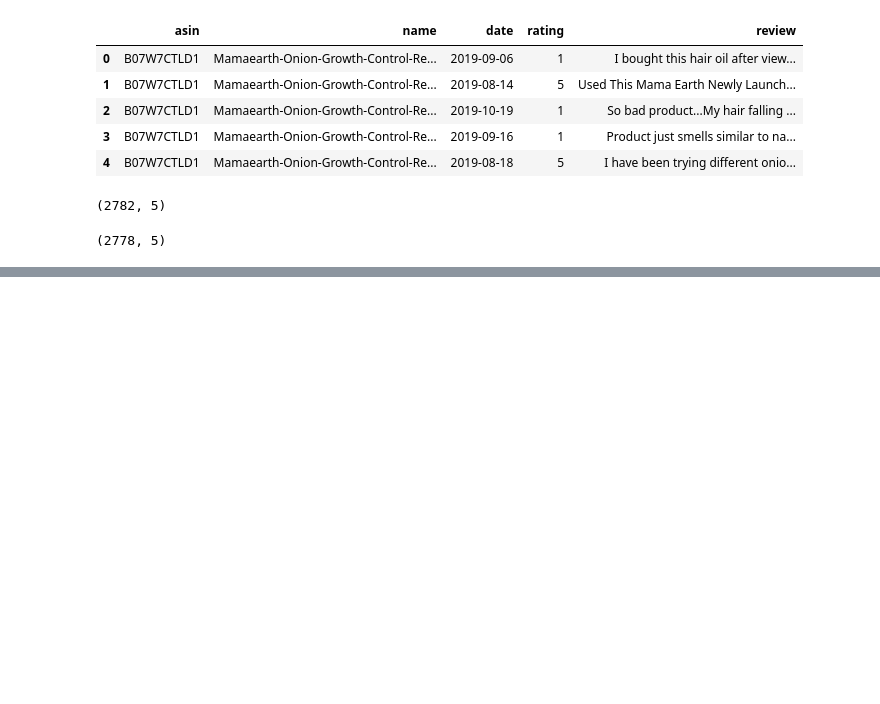
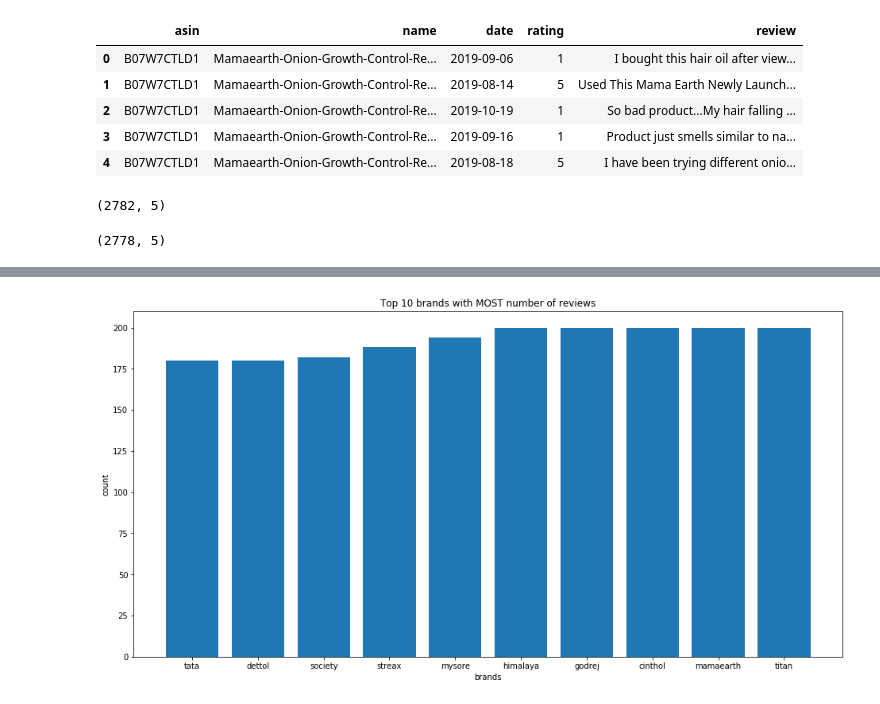
Before and after one commit to AbhinavKoul/DataScienceLab-7th-Sem, a Jupyter notebook: Finals Lab/6 - DataAnalytics.ipynb, the cells around one changed output, grey strips where cells are left out. Drawn from its saved outputs; the diff is of its cells as text; code cells hidden in the pictures; blank space fills up the shorter version.

```diff
--- a/Finals Lab/6 - DataAnalytics.ipynb
+++ b/Finals Lab/6 - DataAnalytics.ipynb
@@ -75,0 +73,12 @@ NameError: name 'px' is not defined
+# %%
+#brands with most number of reviews plot
+X = sort_df['brand'].iloc[-10:]
+Y = sort_df['count'].iloc[-10:]
+plt.figure(figsize = (16,8))
+plt.bar(X,Y)
+plt.xlabel("brands")
+plt.ylabel("count")
+plt.title('Top 10 brands with MOST number of reviews')
+plt.show()
+# %% [output]
+[figure, added]
```
Also changed, not shown: parts of 7 cells of this notebook, 2 other files.
